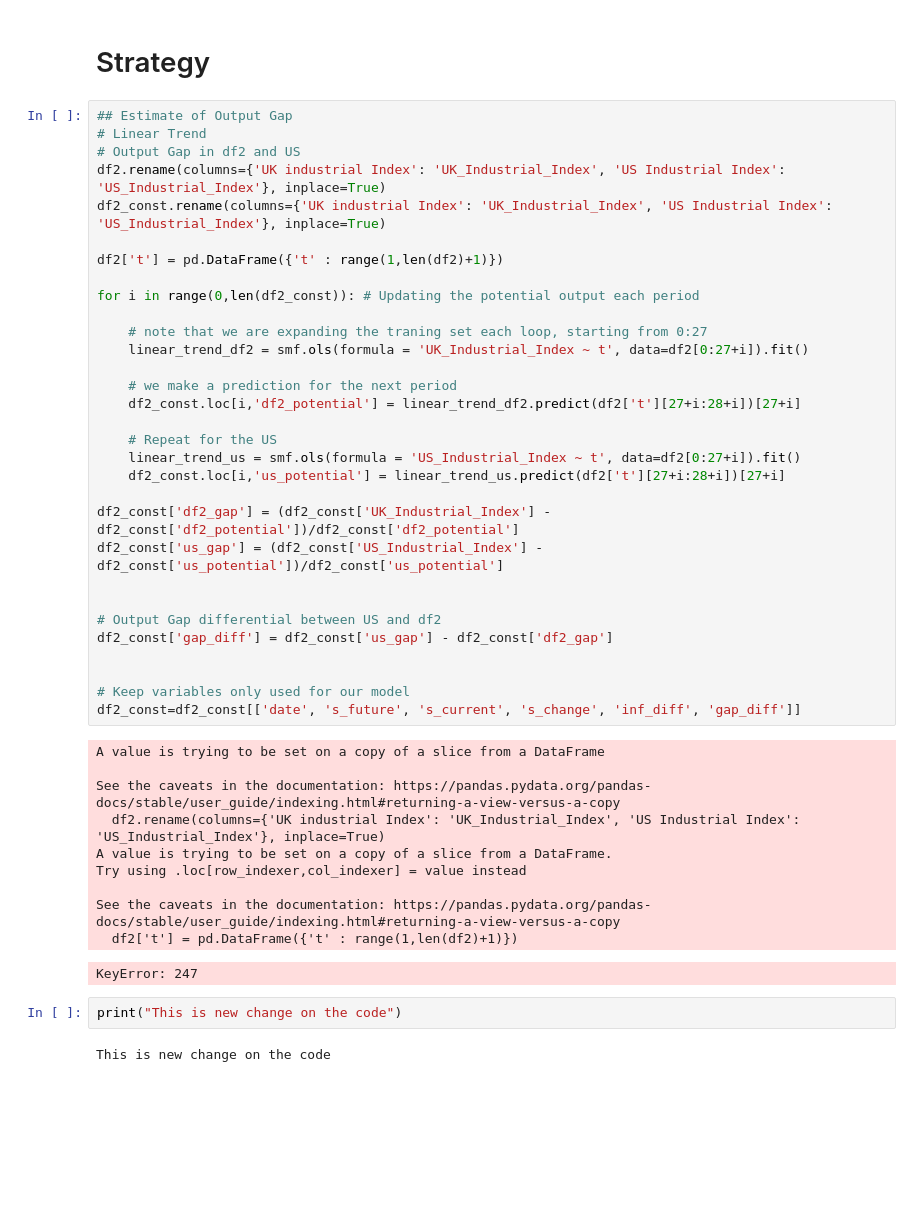
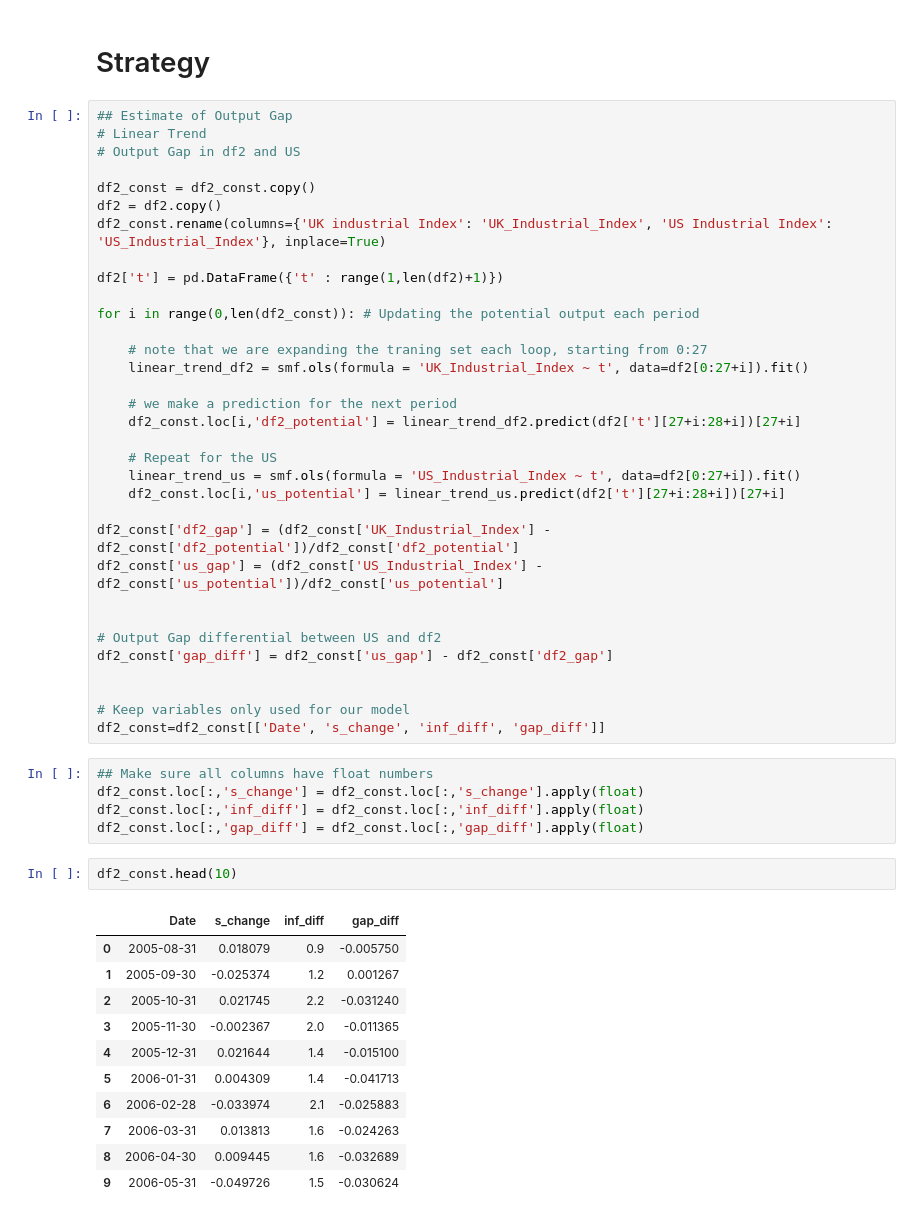
Before and after one commit to luisjo819UCLA/Portfolio-Finance-Project, a Jupyter notebook: GroupProject-1_applying .last function.ipynb, the cells around one changed output. Cells and saved outputs as stored; diff of their text form; blank space fills up the shorter version.

```diff
--- a/GroupProject-1_applying .last function.ipynb
+++ b/GroupProject-1_applying .last function.ipynb
@@ -266,7 +262,9 @@ df2_const.head(10)
 ## Estimate of Output Gap
 # Linear Trend
 # Output Gap in df2 and US
-df2.rename(columns={'UK industrial Index': 'UK_Industrial_Index', 'US Industrial Index': 'US_Industrial_Index'}, inplace=True)
+
+df2_const = df2_const.copy()
+df2 = df2.copy()
 df2_const.rename(columns={'UK industrial Index': 'UK_Industrial_Index', 'US Industrial Index': 'US_Industrial_Index'}, inplace=True)
 
 df2['t'] = pd.DataFrame({'t' : range(1,len(df2)+1)})
@@ -292,19 +290,23 @@ df2_const['gap_diff'] = df2_const['us_gap'] - df2_const['df2_gap']
 
 
 # Keep variables only used for our model
-df2_const=df2_const[['date', 's_future', 's_current', 's_change', 'inf_diff', 'gap_diff']]
+df2_const=df2_const[['Date', 's_change', 'inf_diff', 'gap_diff']]
-# %% [output]
-A value is trying to be set on a copy of a slice from a DataFrame
-
-See the caveats in the documentation: https://pandas.pydata.org/pandas-docs/stable/user_guide/indexing.html#returning-a-view-versus-a-copy
-  df2.rename(columns={'UK industrial Index': 'UK_Industrial_Index', 'US Industrial Index': 'US_Industrial_Index'}, inplace=True)
-A value is trying to be set on a copy of a slice from a DataFrame.
-Try using .loc[row_indexer,col_indexer] = value instead
-
-See the caveats in the documentation: https://pandas.pydata.org/pandas-docs/stable/user_guide/indexing.html#returning-a-view-versus-a-copy
-  df2['t'] = pd.DataFrame({'t' : range(1,len(df2)+1)})
-KeyError: 247
-# %%
-print("This is new change on the code")
-# %% [output]
-This is new change on the code
+# %%
+## Make sure all columns have float numbers
+df2_const.loc[:,'s_change'] = df2_const.loc[:,'s_change'].apply(float)
+df2_const.loc[:,'inf_diff'] = df2_const.loc[:,'inf_diff'].apply(float)
+df2_const.loc[:,'gap_diff'] = df2_const.loc[:,'gap_diff'].apply(float)
+# %%
+df2_const.head(10)
+# %% [output]
+|  | Date | s_change | inf_diff | gap_diff |
+| 0 | 2005-08-31 | 0.018079 | 0.9 | -0.005750 |
+| 1 | 2005-09-30 | -0.025374 | 1.2 | 0.001267 |
+| 2 | 2005-10-31 | 0.021745 | 2.2 | -0.031240 |
+| 3 | 2005-11-30 | -0.002367 | 2.0 | -0.011365 |
+| 4 | 2005-12-31 | 0.021644 | 1.4 | -0.015100 |
+| 5 | 2006-01-31 | 0.004309 | 1.4 | -0.041713 |
+| 6 | 2006-02-28 | -0.033974 | 2.1 | -0.025883 |
+| 7 | 2006-03-31 | 0.013813 | 1.6 | -0.024263 |
+| 8 | 2006-04-30 | 0.009445 | 1.6 | -0.032689 |
+| 9 | 2006-05-31 | -0.049726 | 1.5 | -0.030624 |
```
Also changed, not shown: parts of 9 cells of this notebook.
